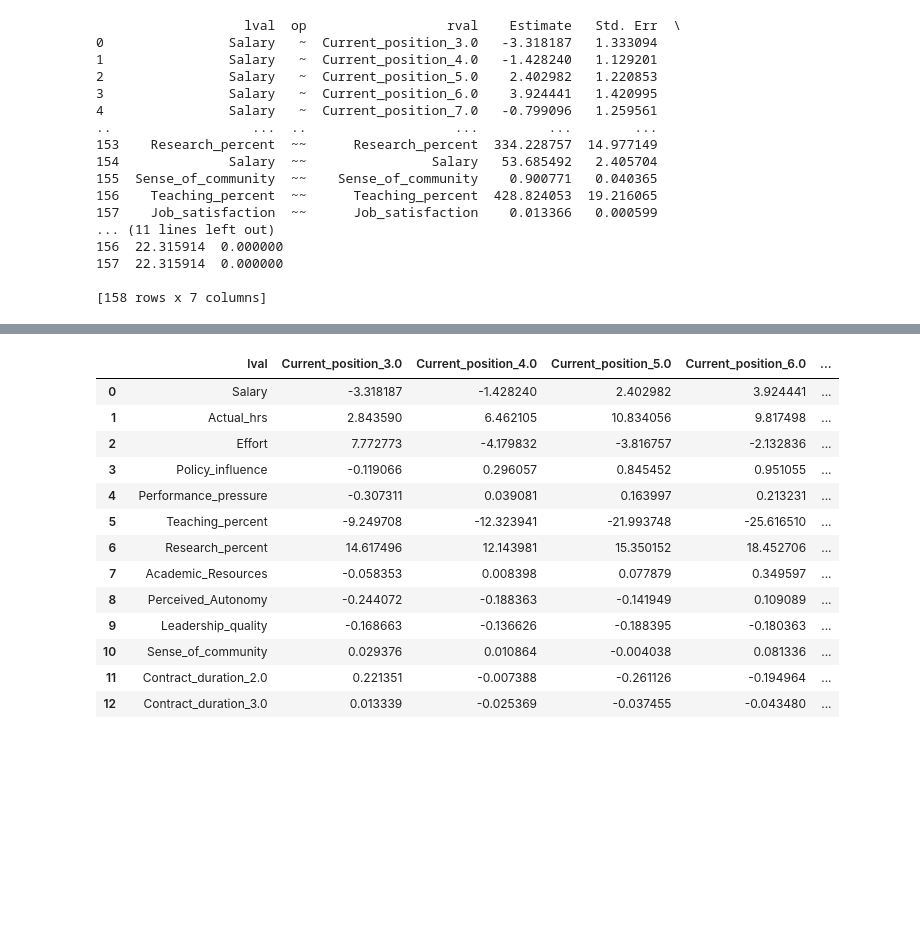
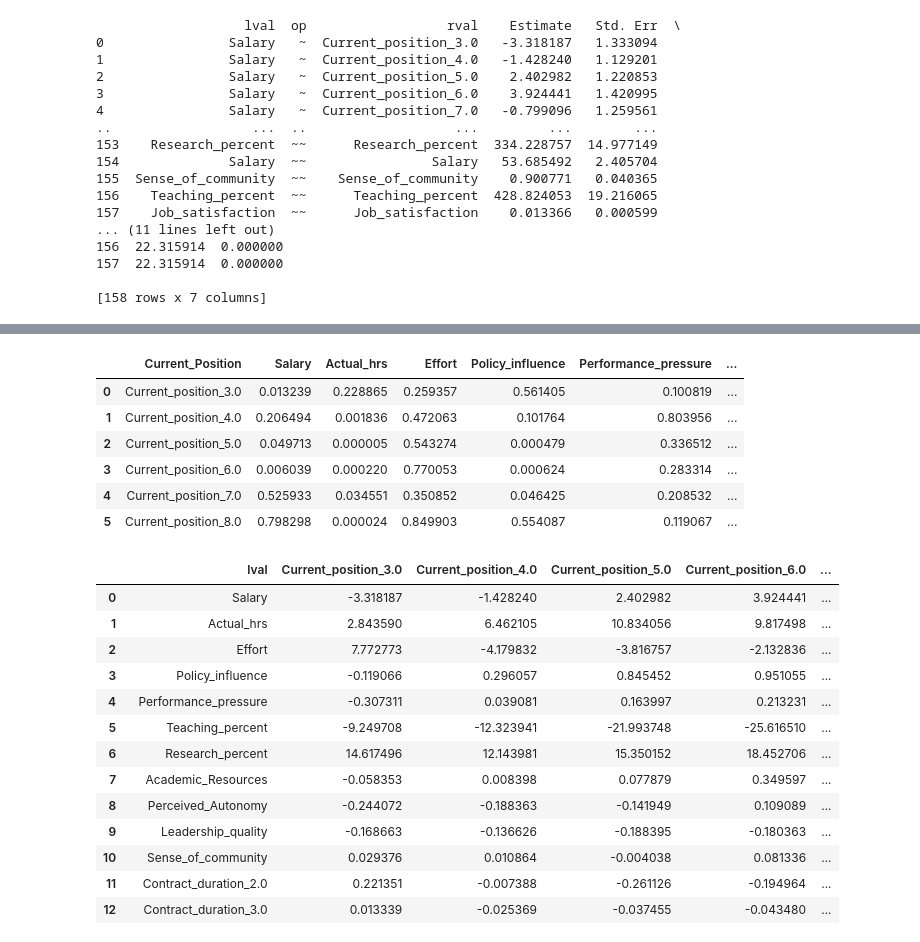
Before and after one commit to AndreiAf02/Job-Satisfaction, a Jupyter notebook: Job_Satisfaction_CZ.ipynb, the cells around one changed output, grey strips where cells are left out. Drawn from its saved outputs; the diff is of its cells as text; code cells hidden in the pictures; blank space fills up the shorter version.

```diff
--- a/Job_Satisfaction_CZ.ipynb
+++ b/Job_Satisfaction_CZ.ipynb
@@ -900,3 +927,13 @@ ins[ins['p-value']<0.05]
+# %%
+Sobel_p_val_df
+# %% [output]
+|  | Current_Position | Salary | Actual_hrs | Effort | Policy_influence | Performance_pressure | ... |
+| 0 | Current_position_3.0 | 0.013239 | 0.228865 | 0.259357 | 0.561405 | 0.100819 | ... |
+| 1 | Current_position_4.0 | 0.206494 | 0.001836 | 0.472063 | 0.101764 | 0.803956 | ... |
+| 2 | Current_position_5.0 | 0.049713 | 0.000005 | 0.543274 | 0.000479 | 0.336512 | ... |
+| 3 | Current_position_6.0 | 0.006039 | 0.000220 | 0.770053 | 0.000624 | 0.283314 | ... |
+| 4 | Current_position_7.0 | 0.525933 | 0.034551 | 0.350852 | 0.046425 | 0.208532 | ... |
+| 5 | Current_position_8.0 | 0.798298 | 0.000024 | 0.849903 | 0.554087 | 0.119067 | ... |
 # %%
 ins
 
```
Also changed, not shown: parts of 7 cells of this notebook.
